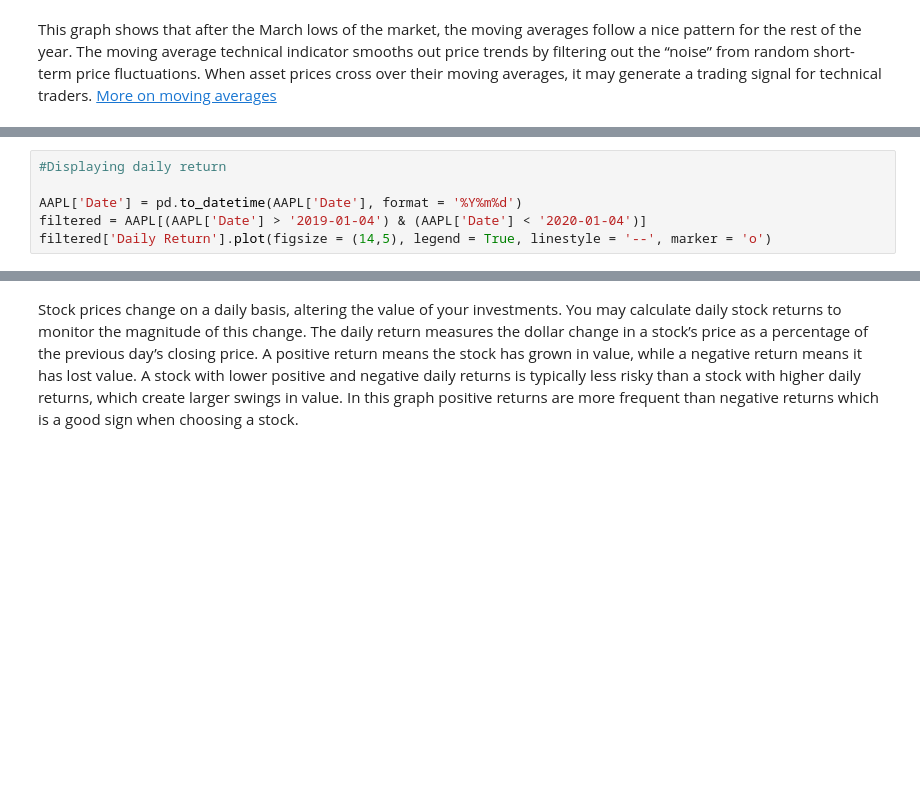
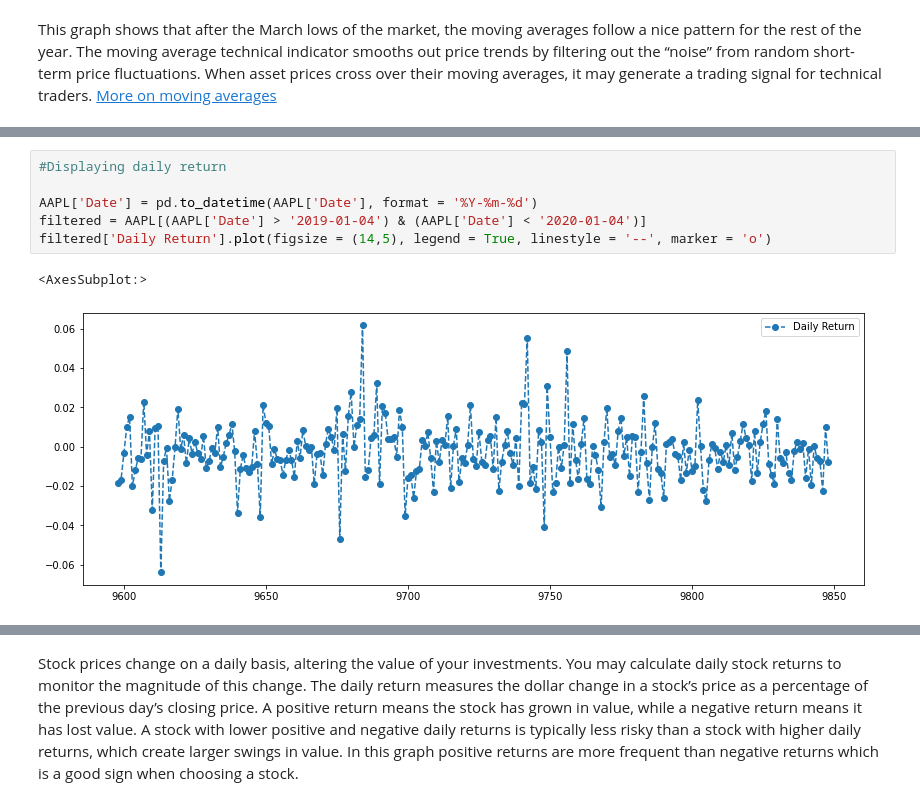
Before and after one commit to ithakker/367MidermIshaanThakker, a Jupyter notebook: messy-Stock Market Risk.ipynb, the cells around one changed output, grey strips where cells are left out. Drawn from its saved outputs; the diff is of its cells as text; blank space fills up the shorter version.

```diff
--- a/messy-Stock Market Risk.ipynb
+++ b/messy-Stock Market Risk.ipynb
@@ -139,7 +164,10 @@ AAPL['Daily Return'].head()
 # %%
 #Displaying daily return
 
-AAPL['Date'] = pd.to_datetime(AAPL['Date'], format = '%Y%m%d')
+AAPL['Date'] = pd.to_datetime(AAPL['Date'], format = '%Y-%m-%d')
 filtered = AAPL[(AAPL['Date'] > '2019-01-04') & (AAPL['Date'] < '2020-01-04')]
 filtered['Daily Return'].plot(figsize = (14,5), legend = True, linestyle = '--', marker = 'o')
+# %% [output]
+<AxesSubplot:>
+[figure, added]
 # %%
```
Also changed, not shown: parts of 12 cells of this notebook.
